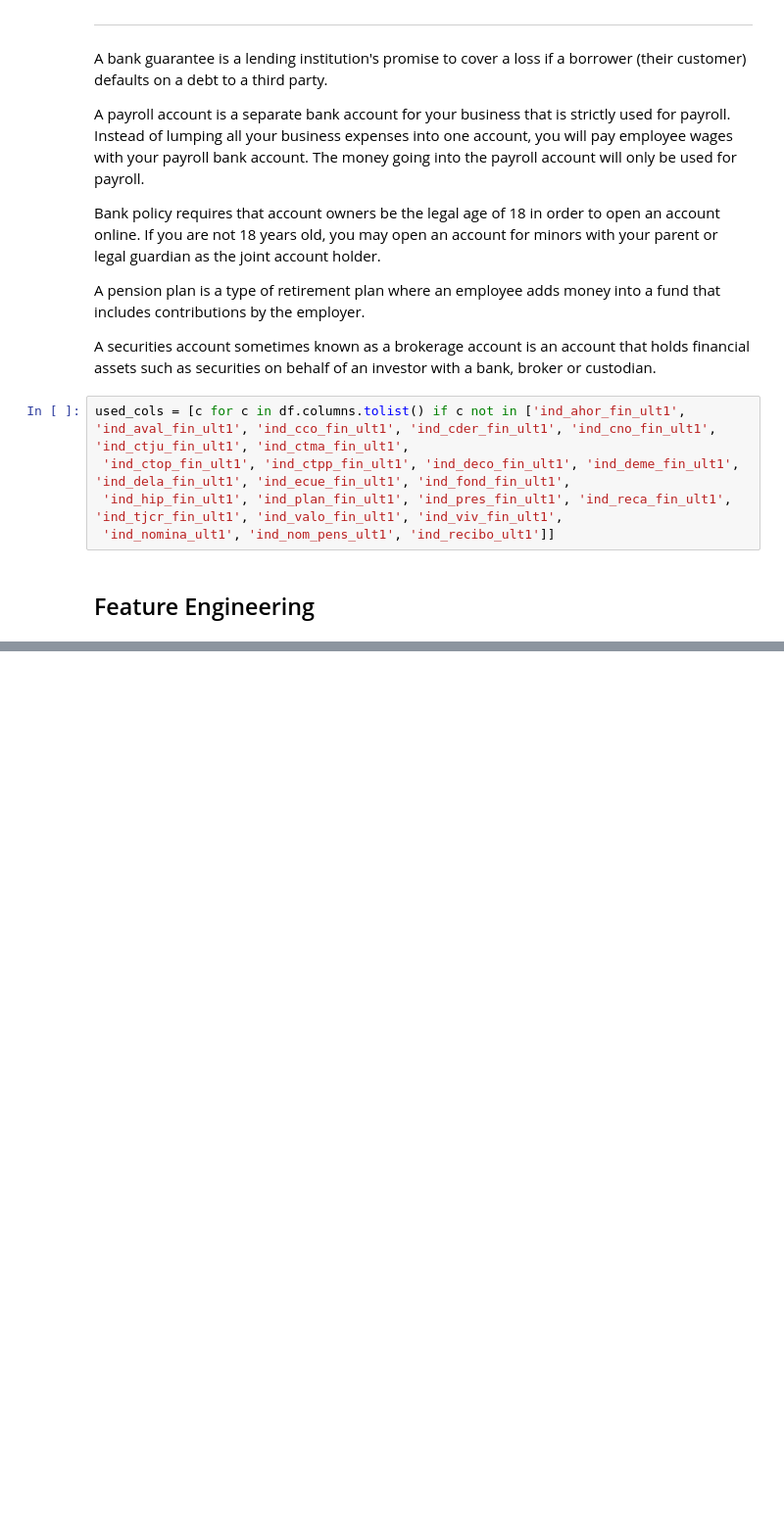
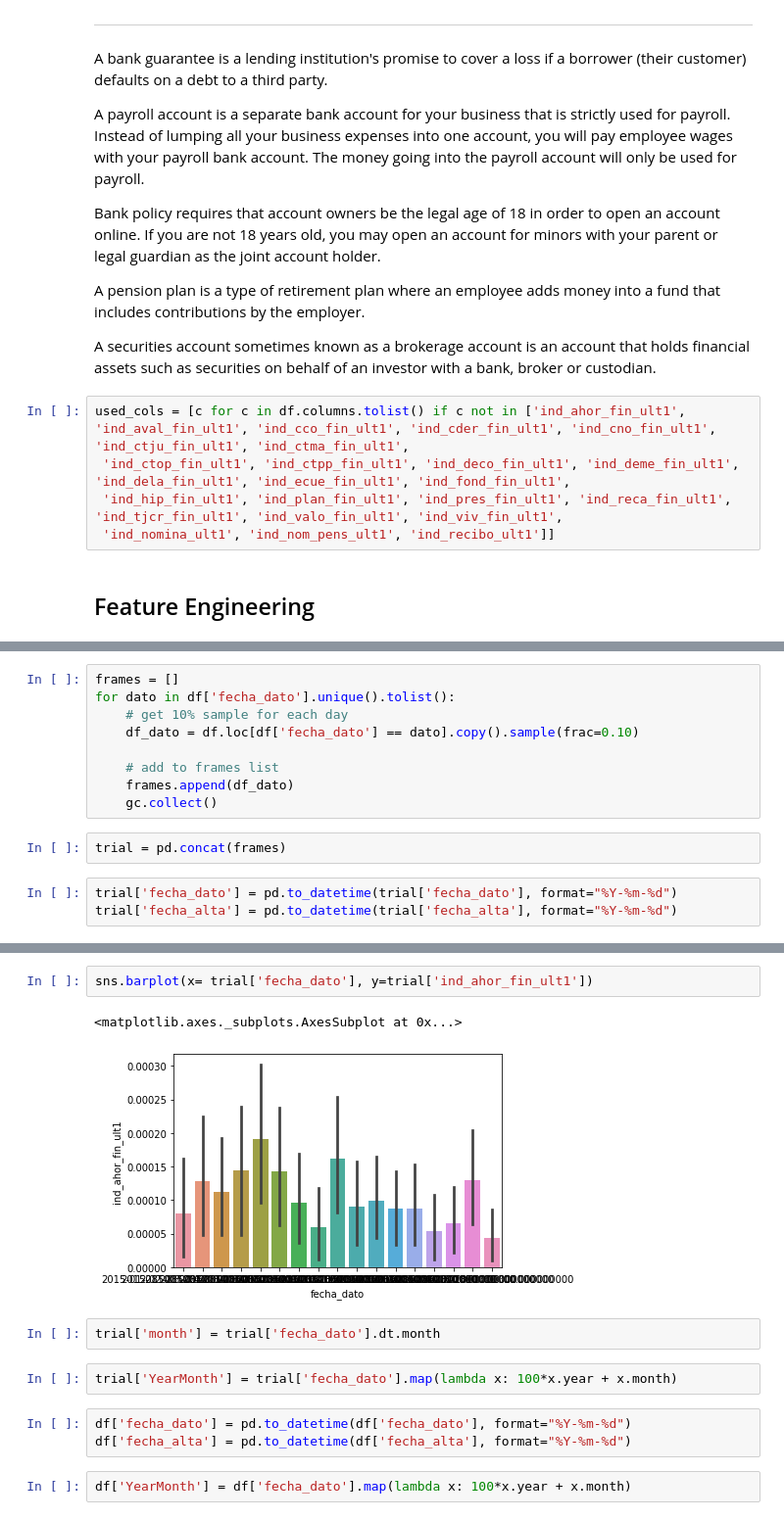
Before and after one commit to Welwi/Product-Recommendation, a Jupyter notebook: EDA.ipynb, the cells around one changed output, grey strips where cells are left out. Shown: that part at 98% size. Saved outputs shown, nothing was run; the diff lists cells and outputs as text; blank space fills up the shorter version.

Commit message:
ran trial models

```diff
--- a/EDA.ipynb
+++ b/EDA.ipynb
@@ -193,0 +194,14 @@ df[df['antiguedad'] == -999999]
+# %%
+frames = []
+for dato in df['fecha_dato'].unique().tolist():
+    # get 10% sample for each day
+    df_dato = df.loc[df['fecha_dato'] == dato].copy().sample(frac=0.10)
+
+    # add to frames list
+    frames.append(df_dato)
+    gc.collect()
+# %%
+trial = pd.concat(frames)
+# %%
+trial['fecha_dato'] = pd.to_datetime(trial['fecha_dato'], format="%Y-%m-%d")
+trial['fecha_alta'] = pd.to_datetime(trial['fecha_alta'], format="%Y-%m-%d")
@@ -193,0 +215,14 @@ df[df['antiguedad'] == -999999]
+# %%
+sns.barplot(x= trial['fecha_dato'], y=trial['ind_ahor_fin_ult1'])
+# %% [output]
+<matplotlib.axes._subplots.AxesSubplot at 0x...>
+[figure, added]
+# %%
+trial['month'] = trial['fecha_dato'].dt.month
+# %%
+trial['YearMonth'] = trial['fecha_dato'].map(lambda x: 100*x.year + x.month)
+# %%
+df['fecha_dato'] = pd.to_datetime(df['fecha_dato'], format="%Y-%m-%d")
+df['fecha_alta'] = pd.to_datetime(df['fecha_alta'], format="%Y-%m-%d")
+# %%
+df['YearMonth'] = df['fecha_dato'].map(lambda x: 100*x.year + x.month)
```
Also changed, not shown: parts of 65 cells of this notebook.
